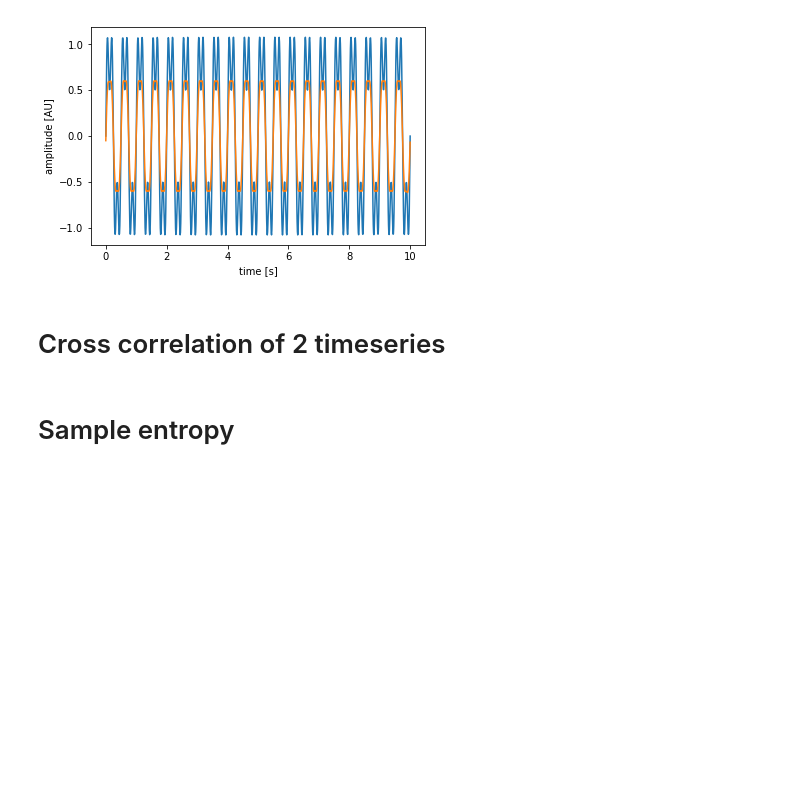
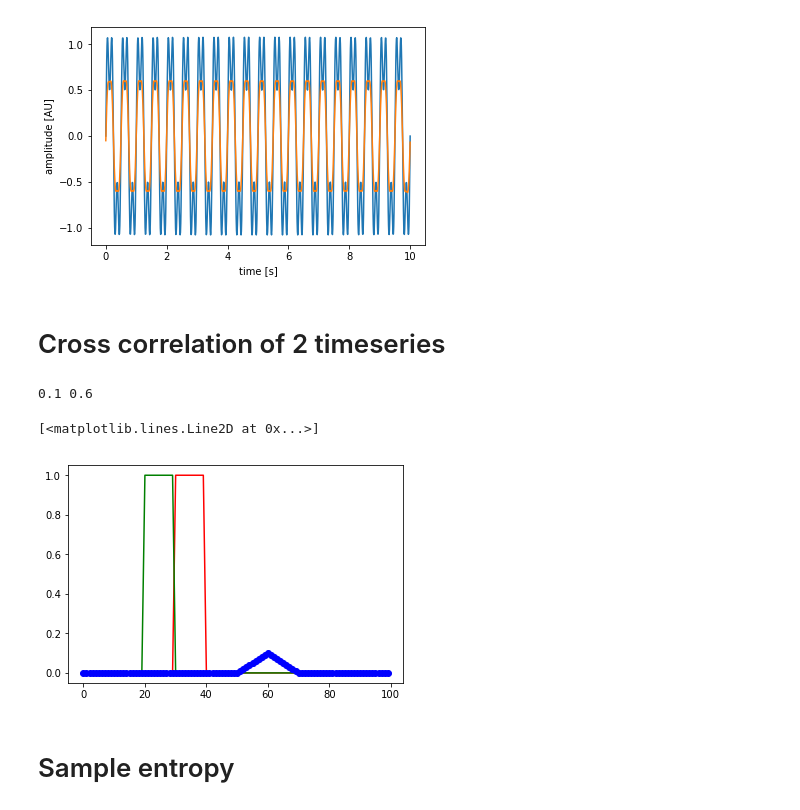
Before and after one commit to nshawen/CIS_PD, a Jupyter notebook: FFT_example.ipynb, the cells around one changed output. Drawn from its saved outputs; the diff is of its cells as text; code cells hidden in the pictures; blank space fills up the shorter version.

```diff
--- a/FFT_example.ipynb
+++ b/FFT_example.ipynb
@@ -106,23 +106,30 @@ plt.ylabel('amplitude [AU]')
 # %%
 np.random.seed(10)
 x = np.zeros((100,))
 y = np.zeros((100,))
-y[37:57]=np.ones((20,))
+no = 10
+startx = 30
+starty = 20
+x[startx:startx+no]=np.ones((no,))
 # y = np.random.randn(100)
-x[40:60]=np.ones((20,))
+y[starty:starty+no]=np.ones((no,))
 xcorr_xy = np.correlate(x,y,mode='same')
-xcorr_xy = xcorr_xy/np.sum(xcorr_xy)
+xcorr_xy = xcorr_xy/np.sum((xcorr_xy))
 
 peak = np.max(xcorr_xy)
 peak_lag = (np.argmax(xcorr_xy))/len(xcorr_xy)
 print(peak,peak_lag)
 
-plt.plot(x,'g')
-plt.plot(y,'r')
+plt.plot(x,'r')
+plt.plot(y,'g')
 plt.plot(xcorr_xy,'bo')
 #Use same to return output of size max(M,N) with M,N being the length of y and x respectively
 #By default, mode is ‘full’. This returns the convolution at each point of overlap, with an output shape of (N+M-1,).
 #At the end-points of the convolution, the signals do not overlap completely, and boundary effects may be seen.
+# %% [output]
+0.1 0.6
+[<matplotlib.lines.Line2D at 0x...>]
+[figure, added]
 # %% [markdown]
 # Sample entropy
 # %%
```
Also changed, not shown: 2 other files.
